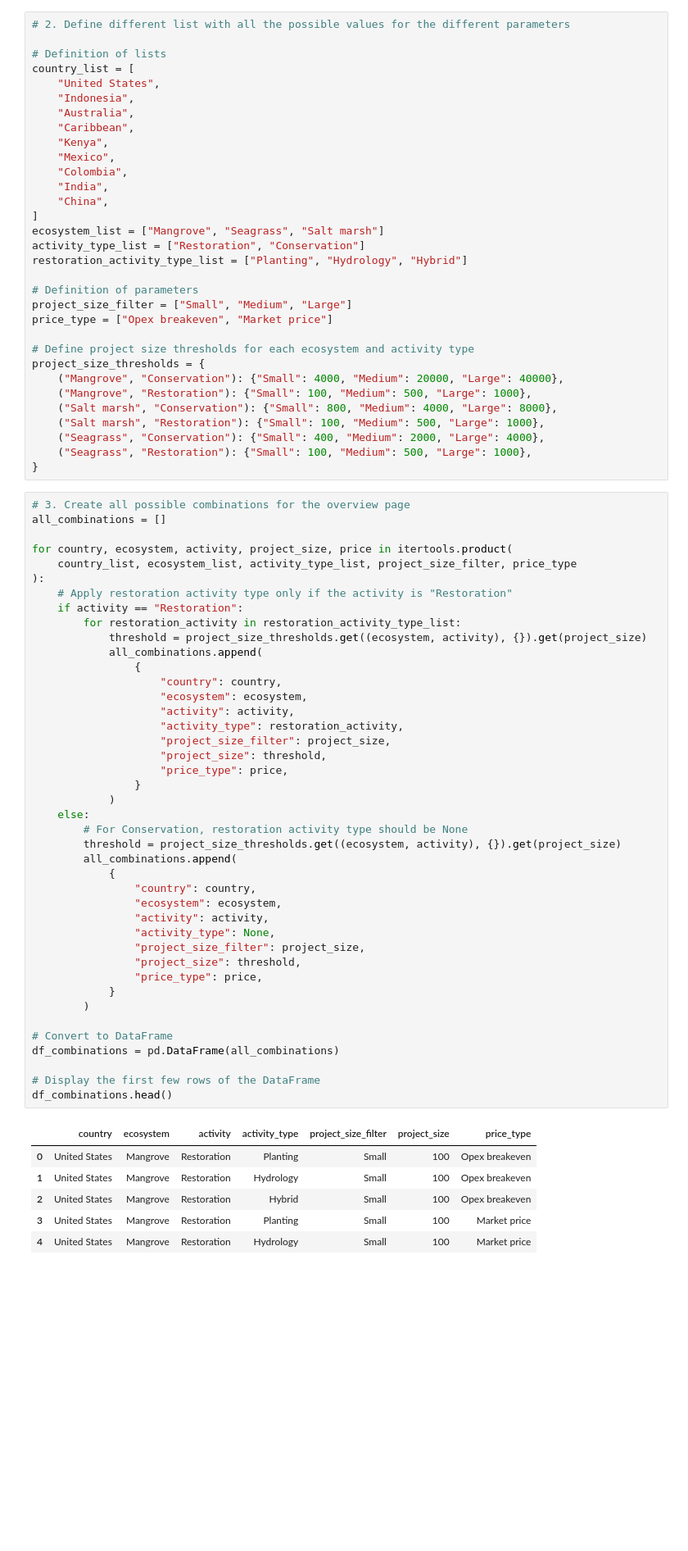
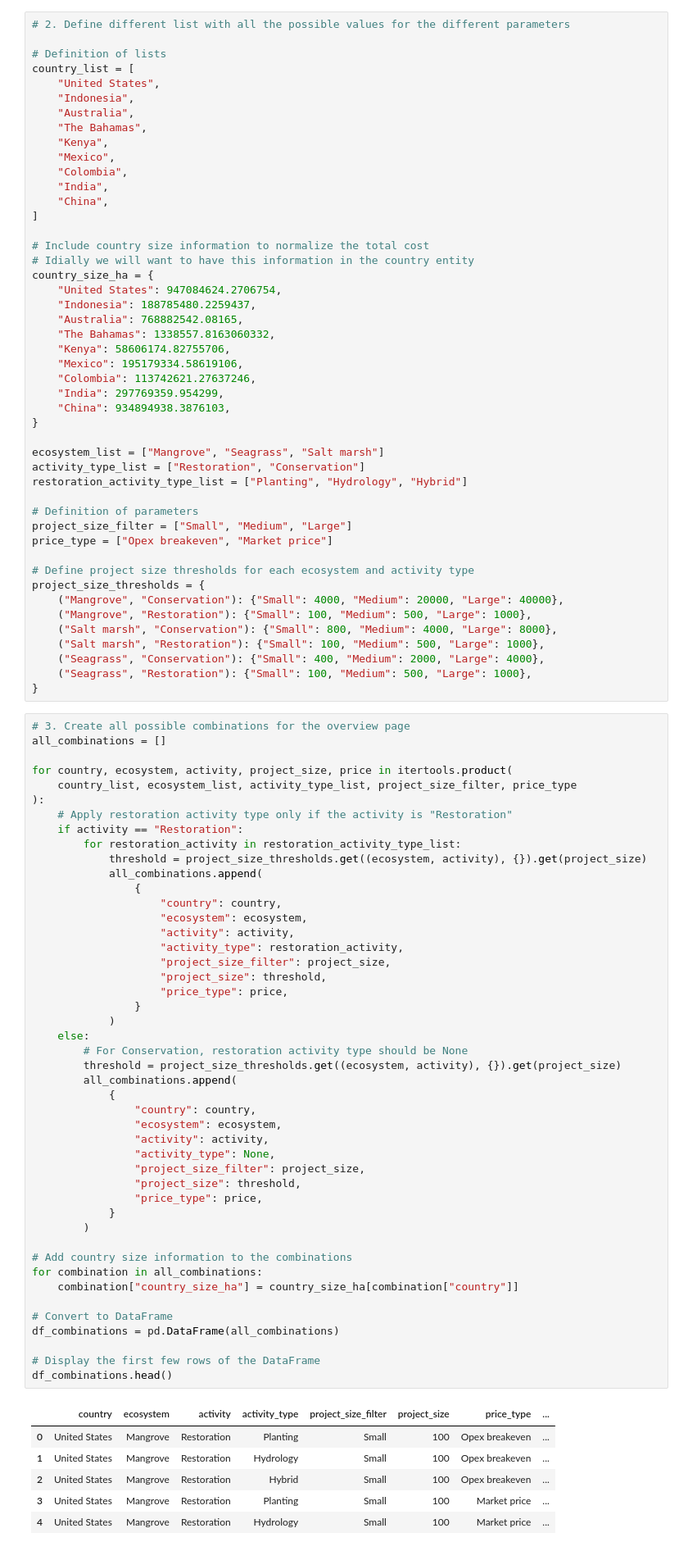
Before and after one commit to Vizzuality/tnc-blue-carbon-cost-tool, a Jupyter notebook: data/notebooks/High_level_overview.ipynb, the cells around one changed output. Shown at 82% size. Cells and saved outputs as stored; diff of their text form; blank space fills up the shorter version.

```diff
--- a/data/notebooks/High_level_overview.ipynb
+++ b/data/notebooks/High_level_overview.ipynb
@@ -89,13 +92,28 @@ country_list = [
     "United States",
     "Indonesia",
     "Australia",
-    "Caribbean",
+    "The Bahamas",
     "Kenya",
     "Mexico",
     "Colombia",
     "India",
     "China",
 ]
+
+# Include country size information to normalize the total cost
+# Idially we will want to have this information in the country entity
+country_size_ha = {
+    "United States": 947084624.2706754,
+    "Indonesia": 188785480.2259437,
+    "Australia": 768882542.08165,
+    "The Bahamas": 1338557.8163060332,
+    "Kenya": 58606174.82755706,
+    "Mexico": 195179334.58619106,
+    "Colombia": 113742621.27637246,
+    "India": 297769359.954299,
+    "China": 934894938.3876103,
+}
+
 ecosystem_list = ["Mangrove", "Seagrass", "Salt marsh"]
 activity_type_list = ["Restoration", "Conservation"]
 restoration_activity_type_list = ["Planting", "Hydrology", "Hybrid"]
@@ -129,39 +147,43 @@ for country, ecosystem, activity, project_size, price in itertools.product(
                     "country": country,
                     "ecosystem": ecosystem,
                     "activity": activity,
                     "activity_type": restoration_activity,
                     "project_size_filter": project_size,
                     "project_size": threshold,
                     "price_type": price,
                 }
             )
     else:
         # For Conservation, restoration activity type should be None
         threshold = project_size_thresholds.get((ecosystem, activity), {}).get(project_size)
         all_combinations.append(
             {
                 "country": country,
                 "ecosystem": ecosystem,
                 "activity": activity,
                 "activity_type": None,
                 "project_size_filter": project_size,
                 "project_size": threshold,
                 "price_type": price,
             }
         )
 
+# Add country size information to the combinations
+for combination in all_combinations:
+    combination["country_size_ha"] = country_size_ha[combination["country"]]
+
 # Convert to DataFrame
 df_combinations = pd.DataFrame(all_combinations)
 
 # Display the first few rows of the DataFrame
 df_combinations.head()
 # %% [output]
-|  | country | ecosystem | activity | activity_type | project_size_filter | project_size | price_type |
-| 0 | United States | Mangrove | Restoration | Planting | Small | 100 | Opex breakeven |
-| 1 | United States | Mangrove | Restoration | Hydrology | Small | 100 | Opex breakeven |
-| 2 | United States | Mangrove | Restoration | Hybrid | Small | 100 | Opex breakeven |
-| 3 | United States | Mangrove | Restoration | Planting | Small | 100 | Market price |
-| 4 | United States | Mangrove | Restoration | Hydrology | Small | 100 | Market price |
+|  | country | ecosystem | activity | activity_type | project_size_filter | project_size | price_type | ... |
+| 0 | United States | Mangrove | Restoration | Planting | Small | 100 | Opex breakeven | ... |
+| 1 | United States | Mangrove | Restoration | Hydrology | Small | 100 | Opex breakeven | ... |
+| 2 | United States | Mangrove | Restoration | Hybrid | Small | 100 | Opex breakeven | ... |
+| 3 | United States | Mangrove | Restoration | Planting | Small | 100 | Market price | ... |
+| 4 | United States | Mangrove | Restoration | Hydrology | Small | 100 | Market price | ... |
 # %%
 # 4. Apply model constrains
 
```
Also changed, not shown: parts of 6 cells of this notebook, 2 other files.
